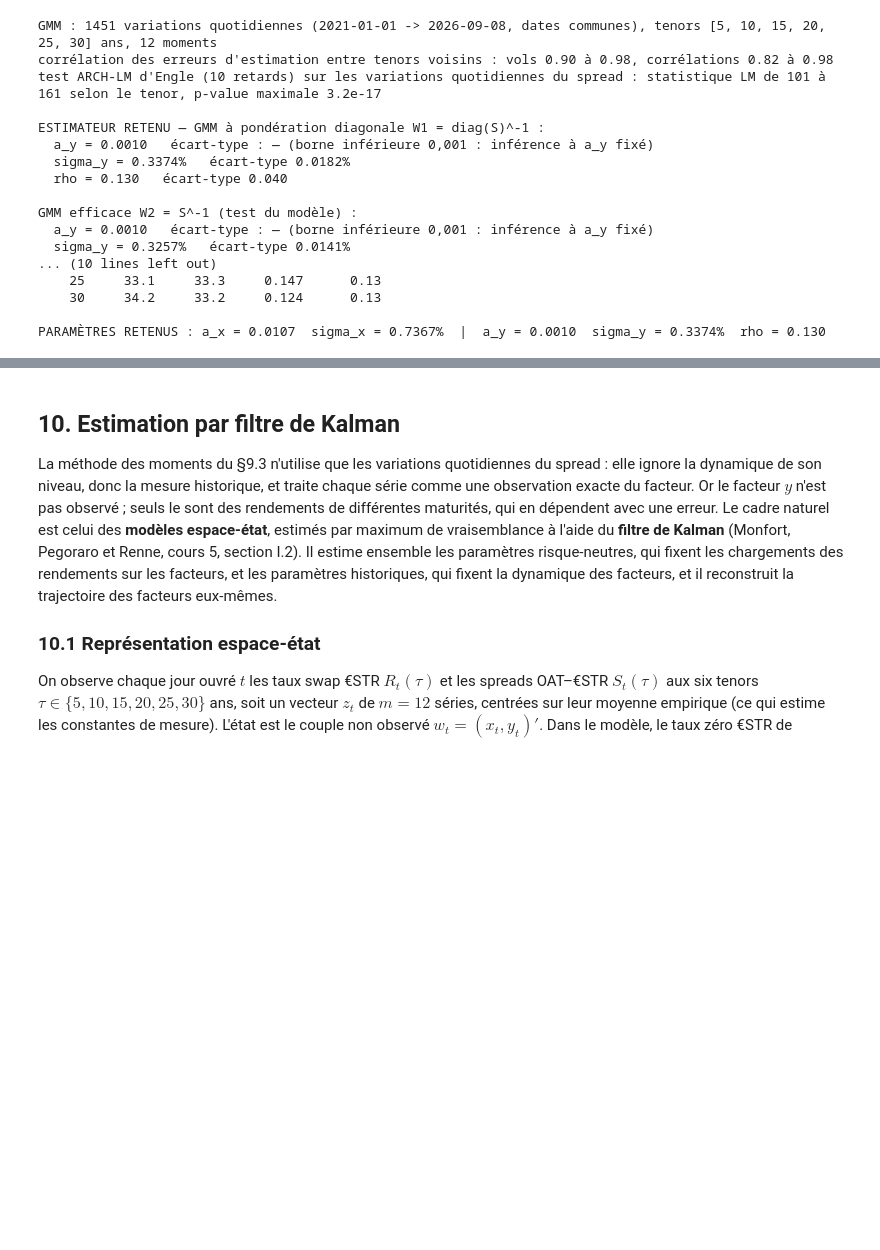
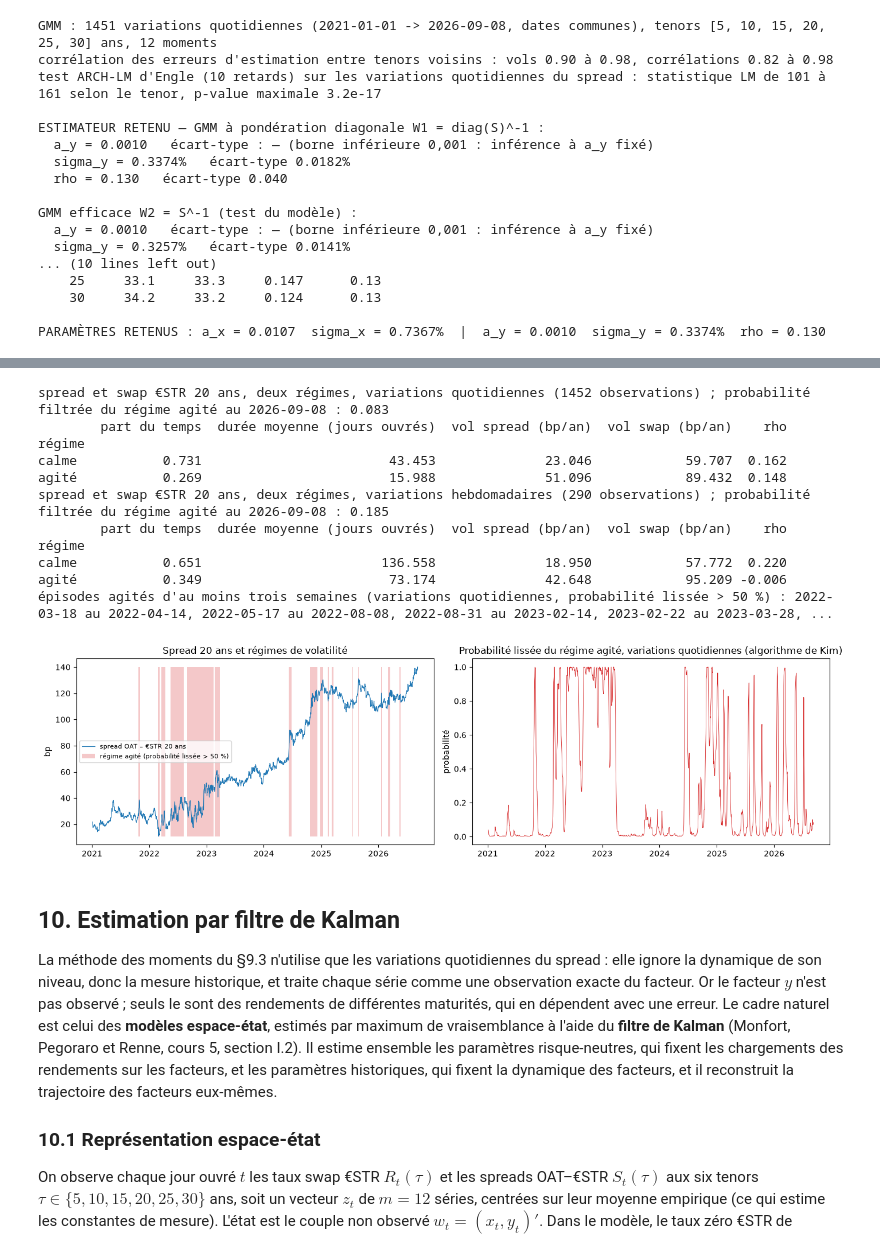
Before and after one commit to alexisdantzikian/BondOptionPricer, a Jupyter notebook: main/oat_option_pricer.ipynb, the cells around one changed output, grey strips where cells are left out. Drawn from its saved outputs; the diff is of its cells as text; code cells hidden in the pictures; blank space fills up the shorter version.

```diff
--- a/main/oat_option_pricer.ipynb
+++ b/main/oat_option_pricer.ipynb
@@ -1460,3 +1491,61 @@ PARAMÈTRES RETENUS : a_x = 0.0107  sigma_x = 0.7367%  |  a_y = 0.0010  sigma_y
+# %%
+"""
+Régimes de volatilité du spread : régression à changement de régime markovien (statsmodels, MarkovRegression)
+"""
+import statsmodels.api as sm
+
+def regimes(tau, pas=1):
+    """Deux régimes sur les variations (pas = 1 : quotidiennes, 5 : hebdomadaires) du spread et du swap €STR de tenor tau, en bp :
+    régime agité, matrice de transition, tableau par régime, probabilité du régime agité à la date des cours, probabilités lissées."""
+    d = pd.concat({"r": hist_estr[tau], "s": hist_oat[tau] - hist_estr[tau]}, axis=1, sort=True).dropna().iloc[::pas].diff().dropna() * 1e4
+    np.random.seed(0)                                                             # départs aléatoires de l'optimiseur (search_reps)
+    res = sm.tsa.MarkovRegression(d["s"].values, k_regimes=2, exog=d[["r"]].values, switching_variance=True).fit(search_reps=50, disp=False)
+    P = res.regime_transition[:, :, 0]                                            # P[i, j] = P(k_t = i | k_t-1 = j)
+    agite = int(np.argmax([res.params[res.model.param_names.index(f"sigma2[{k}]")] for k in range(2)]))
+    pi = np.array([1 - P[1, 1], 1 - P[0, 0]]) / (2 - P[0, 0] - P[1, 1])            # probabilités stationnaires (cours 5, slide 35)
+    rows = []
+    for k in range(2):
+        C = np.cov(d[["r", "s"]].values.T, aweights=res.smoothed_marginal_probabilities[:, k])        # moments pondérés du régime k
+        rows.append({"régime": "agité" if k == agite else "calme", "part du temps": pi[k], "durée moyenne (jours ouvrés)": pas / (1 - P[k, k]),
+                     "vol spread (bp/an)": np.sqrt(C[1, 1] * 252 / pas), "vol swap (bp/an)": np.sqrt(C[0, 0] * 252 / pas),
+                     "rho": C[0, 1] / np.sqrt(C[0, 0] * C[1, 1])})
+    return {"agite": agite, "P": P, "pas": pas, "tab": pd.DataFrame(rows).set_index("régime"),
+            "p0": res.filtered_marginal_probabilities[-1, agite], "lisse": pd.Series(res.smoothed_marginal_probabilities[:, agite], index=d.index)}
+
+REG = {"quotidiennes": regimes(T_SJ), "hebdomadaires": regimes(T_SJ, pas=5)}
+for nom, r in REG.items():
+    print(f"spread et swap €STR {T_SJ} ans, deux régimes, variations {nom} ({len(r['lisse'])} observations) ; "
+          f"probabilité filtrée du régime agité au {DATE_OBS.date()} : {r['p0']:.3f}")
+    print(r["tab"].round(3).to_string())
+
+p_lisse = REG["quotidiennes"]["lisse"]
+debut = p_lisse.index[(p_lisse > 0.5) & ~(p_lisse.shift(1) > 0.5)]
+fin = p_lisse.index[(p_lisse > 0.5) & ~(p_lisse.shift(-1) > 0.5)]
+print("épisodes agités d'au moins trois semaines (variations quotidiennes, probabilité lissée > 50 %) : "
+      + ", ".join(f"{a.date()} au {b.date()}" for a, b in zip(debut, fin) if (b - a).days >= 21))
+
+fig, ax = plt.subplots(1, 2, figsize=(14, 4))
+spread_bp = (hist_oat[T_SJ] - hist_estr[T_SJ]).dropna() * 1e4
+ax[0].plot(spread_bp.index, spread_bp, lw=0.8, label=f"spread OAT – €STR {T_SJ} ans")
+ax[0].fill_between(p_lisse.index, spread_bp.min(), spread_bp.max(), where=(p_lisse > 0.5).values, color="C3", alpha=0.25, lw=0,
+                   label="régime agité (probabilité lissée > 50 %)")
+ax[0].set_ylabel("bp"); ax[0].legend(fontsize=8); ax[0].set_title(f"Spread {T_SJ} ans et régimes de volatilité")
+ax[1].plot(p_lisse.index, p_lisse, lw=0.6, color="C3")
+ax[1].set_ylabel("probabilité"); ax[1].set_title("Probabilité lissée du régime agité, variations quotidiennes (algorithme de Kim)")
+plt.tight_layout(); plt.show()
+# %% [output]
+spread et swap €STR 20 ans, deux régimes, variations quotidiennes (1452 observations) ; probabilité filtrée du régime agité au 2026-09-08 : 0.083
+        part du temps  durée moyenne (jours ouvrés)  vol spread (bp/an)  vol swap (bp/an)    rho
+régime
+calme           0.731                        43.453              23.046            59.707  0.162
+agité           0.269                        15.988              51.096            89.432  0.148
+spread et swap €STR 20 ans, deux régimes, variations hebdomadaires (290 observations) ; probabilité filtrée du régime agité au 2026-09-08 : 0.185
+        part du temps  durée moyenne (jours ouvrés)  vol spread (bp/an)  vol swap (bp/an)    rho
+régime
+calme           0.651                       136.558              18.950            57.772  0.220
+agité           0.349                        73.174              42.648            95.209 -0.006
+épisodes agités d'au moins trois semaines (variations quotidiennes, probabilité lissée > 50 %) : 2022-03-18 au 2022-04-14, 2022-05-17 au 2022-08-08, 2022-08-31 au 2023-02-14, 2023-02-22 au 2023-03-28, ...
+[figure, added]
 # %% [markdown]
 ## 10. Estimation par filtre de Kalman
 
```
Also changed, not shown: parts of 7 cells of this notebook, 1 other file.
